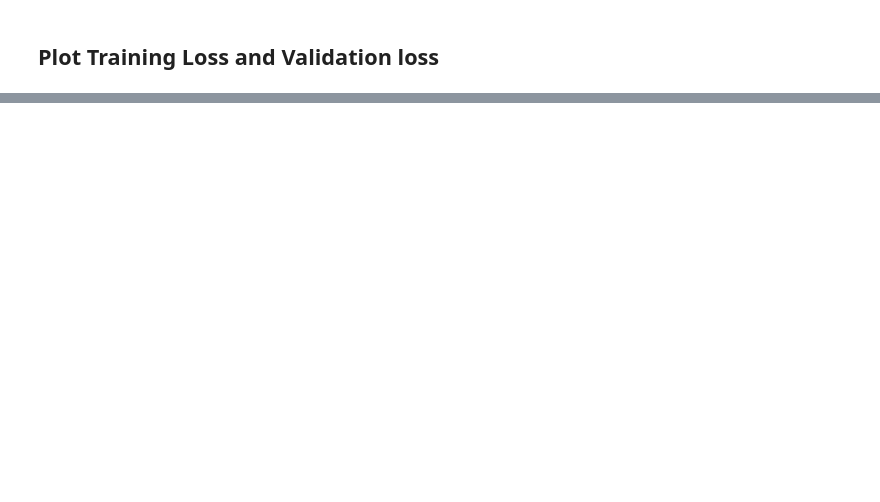
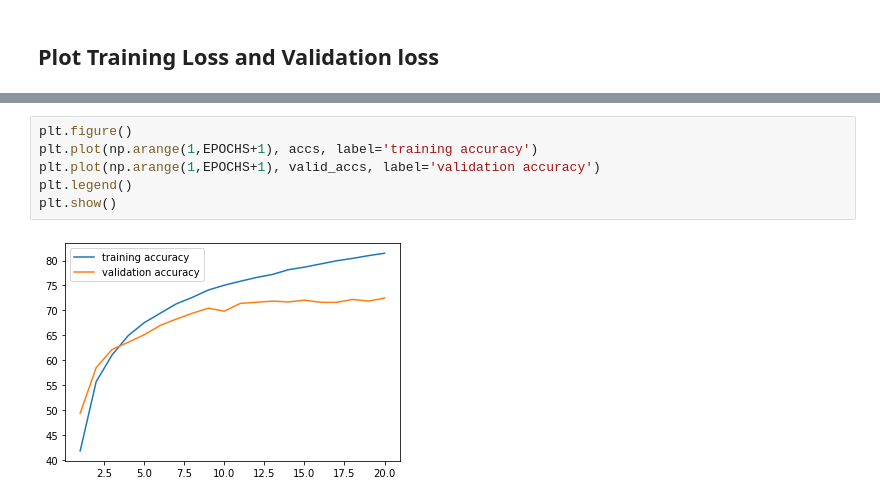
Before and after one commit to smfelixchoi/MATH-DL-study, a Jupyter notebook: 3.CNN/MobileNet_PyTorch.ipynb, the cells around one changed output, grey strips where cells are left out. Saved outputs shown, nothing was run; the diff lists cells and outputs as text; blank space fills up the shorter version.

```diff
--- a/3.CNN/MobileNet_PyTorch.ipynb
+++ b/3.CNN/MobileNet_PyTorch.ipynb
@@ -364,0 +394,8 @@ plt.show()
+# %%
+plt.figure()
+plt.plot(np.arange(1,EPOCHS+1), accs, label='training accuracy')
+plt.plot(np.arange(1,EPOCHS+1), valid_accs, label='validation accuracy')
+plt.legend()
+plt.show()
+# %% [output]
+[figure, added]
```
Also changed, not shown: parts of 9 cells of this notebook, 1 other file.
